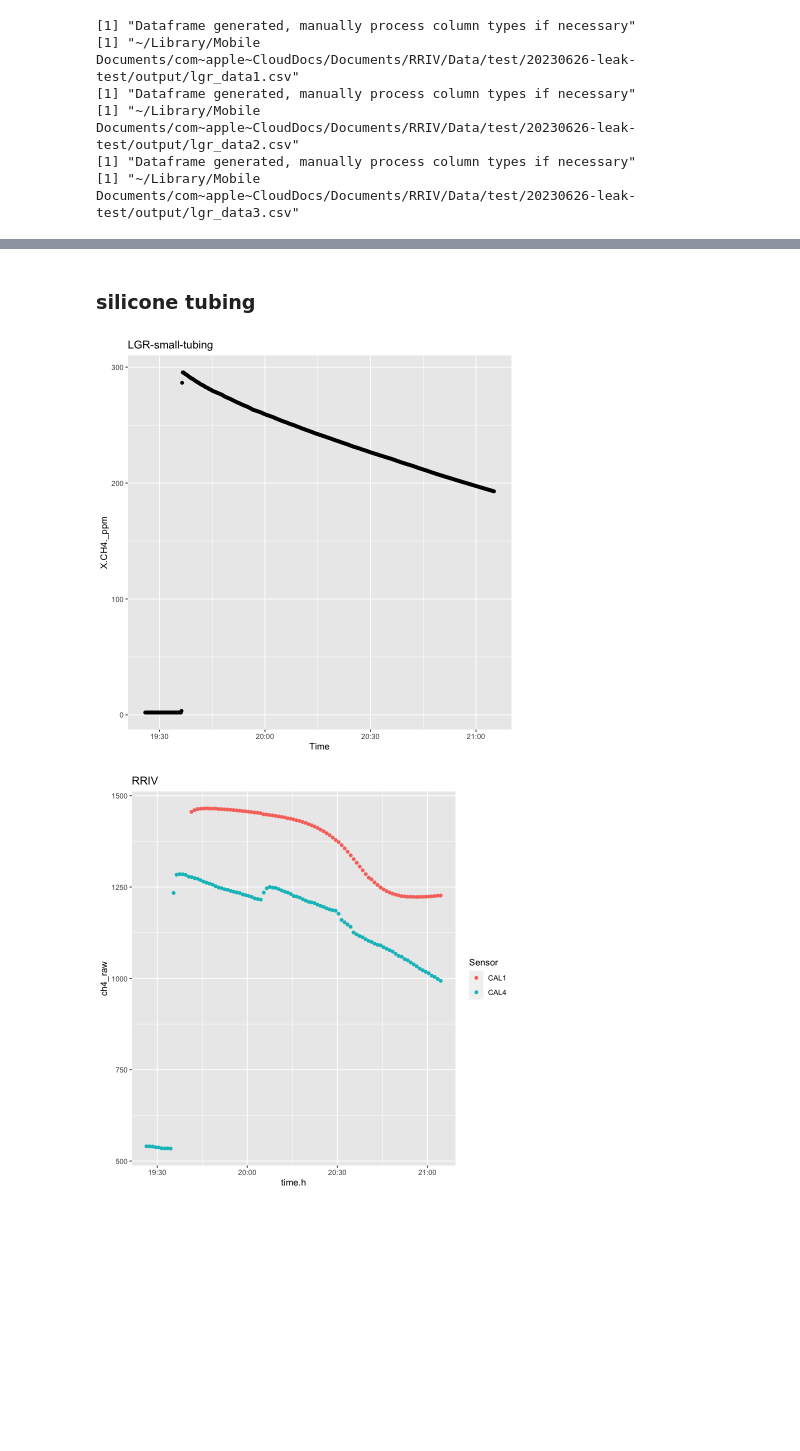
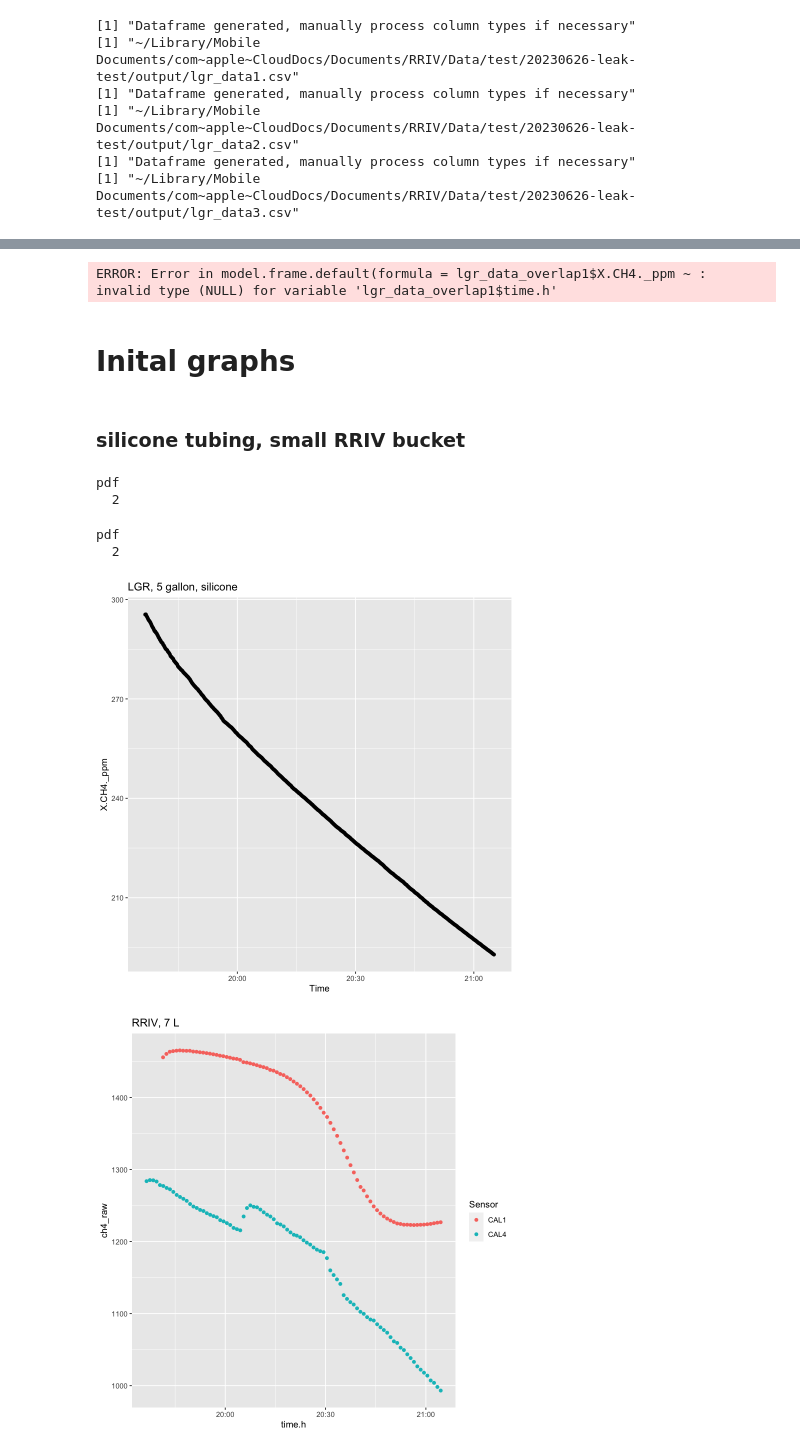
Before and after one commit to rrivirr/SensorDataProcessing, a Jupyter notebook: rriv_methane/anya_methane/lgr_leak_test.ipynb, the cells around one changed output, grey strips where cells are left out. Drawn from its saved outputs; the diff is of its cells as text; code cells hidden in the pictures; blank space fills up the shorter version.

```diff
--- a/rriv_methane/anya_methane/lgr_leak_test.ipynb
+++ b/rriv_methane/anya_methane/lgr_leak_test.ipynb
@@ -288,9 +275,37 @@ rriv_data_ol_summary3<-rriv_data_overlap3[rriv_data_overlap3$type=="summary",]
+# %%
+my_mod <- lm(lgr_data_overlap1$X.CH4._ppm ~ lgr_data_overlap1$time.h, lgr_data_overlap1)
+# plot(lgr_data_overlap1$time.h,                       # Draw line plot with regression line
+#      lgr_data_overlap1$X.CH4._ppm,
+#      type = "l")
+# lines(lgr_data_overlap1$time.h,
+#       predict(my_mod),
+#       col = 2,
+#       lwd = 2)
+# my_coef <- coef(my_mod)            # Extract coefficients of model
+# my_coef                            # Print coefficients of model
+# (Intercept)           x
+#  12.2356788   0.9764044
+# %% [output]
+ERROR: Error in model.frame.default(formula = lgr_data_overlap1$X.CH4._ppm ~ : invalid type (NULL) for variable 'lgr_data_overlap1$time.h'
+# %% [markdown]
+# Inital graphs
 # %% [markdown]
-### silicone tubing
+### silicone tubing, small RRIV bucket
 # %%
-ggplot(lgr_data_overlap1, aes(x=Time, y=X.CH4._ppm))+geom_point()+labs(title="LGR-small-tubing")
-ggplot(rriv_data_ol_summary1, aes(x=time.h, y=ch4_raw, color=Sensor))+geom_point()+labs(title="RRIV")
+b1_lgr<-ggplot(lgr_data_overlap1, aes(x=Time, y=X.CH4._ppm))+geom_point()+labs(title="LGR, 5 gallon, silicone")
+savePlot(b1_lgr,"ch4")
+
+b1_rriv<-ggplot(rriv_data_ol_summary1, aes(x=time.h, y=ch4_raw, color=Sensor))+geom_point()+labs(title="RRIV, 7 L")
+savePlot(b1_rriv,"ch4")
 # %% [output]
-[figure, removed]
-[figure, removed]
+pdf
+  2
+pdf
+  2
+# %%
+b1_lgr
+b1_rriv
+# %% [output]
+[figure, added]
+[figure, added]
 # %% [markdown]
```
Also changed, not shown: parts of 21 cells of this notebook, 7 other files.
